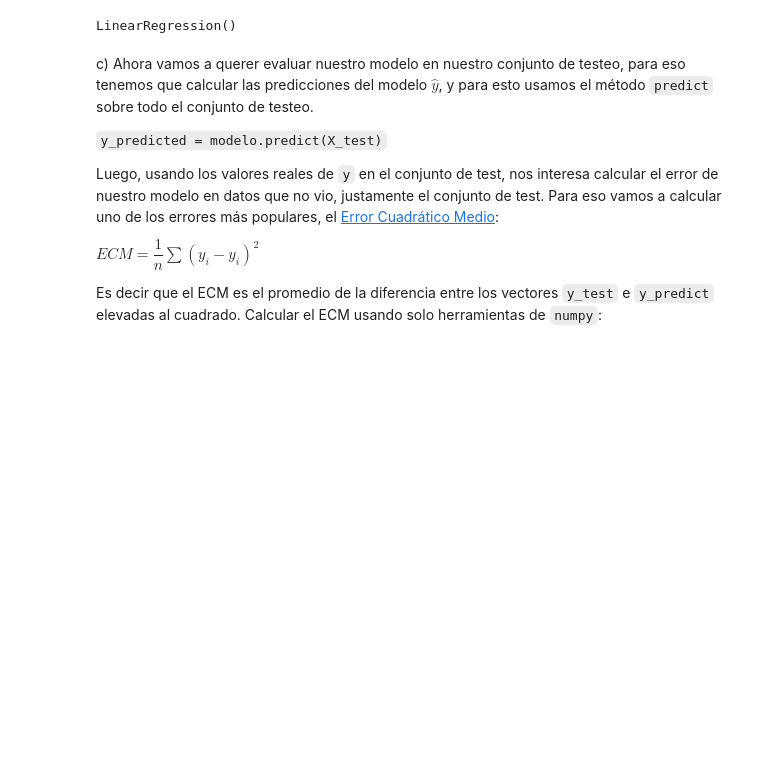
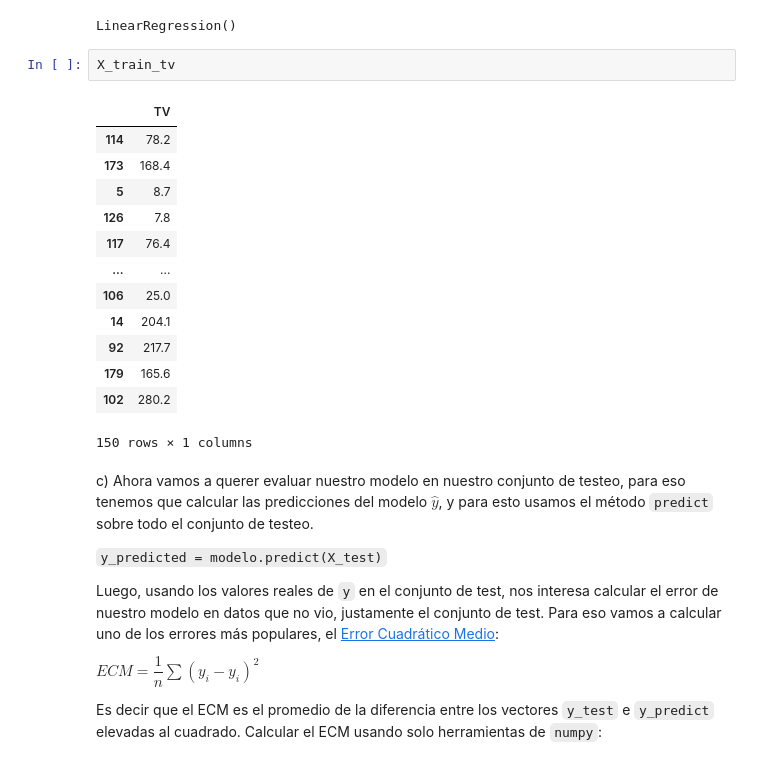
Before and after one commit to institutohumai/cursos-python, a Jupyter notebook: MachineLearning/1_Introduccion/Ejercicios/regresion_ls_ejercicios_solucion.ipynb, the cells around one changed output. Drawn from its saved outputs; the diff is of its cells as text; blank space fills up the shorter version.

```diff
--- a/MachineLearning/1_Introduccion/Ejercicios/regresion_ls_ejercicios_solucion.ipynb
+++ b/MachineLearning/1_Introduccion/Ejercicios/regresion_ls_ejercicios_solucion.ipynb
@@ -45,6 +45,22 @@ model = LinearRegression(fit_intercept=True)
 model.fit(X_train_tv, y_train)
 # %% [output]
 LinearRegression()
+# %%
+X_train_tv
+# %% [output]
+|  | TV |
+| 114 | 78.2 |
+| 173 | 168.4 |
+| 5 | 8.7 |
+| 126 | 7.8 |
+| 117 | 76.4 |
+| ... | ... |
+| 106 | 25.0 |
+| 14 | 204.1 |
+| 92 | 217.7 |
+| 179 | 165.6 |
+| 102 | 280.2 |
+150 rows × 1 columns
 # %% [markdown]
 c) Ahora vamos a querer evaluar nuestro modelo en nuestro conjunto de testeo, para eso tenemos que calcular las predicciones del modelo $\hat{y}$, y para esto usamos el método `predict` sobre todo el conjunto de testeo.
 
```
Also changed, not shown: parts of 5 cells of this notebook, 5 other files.
